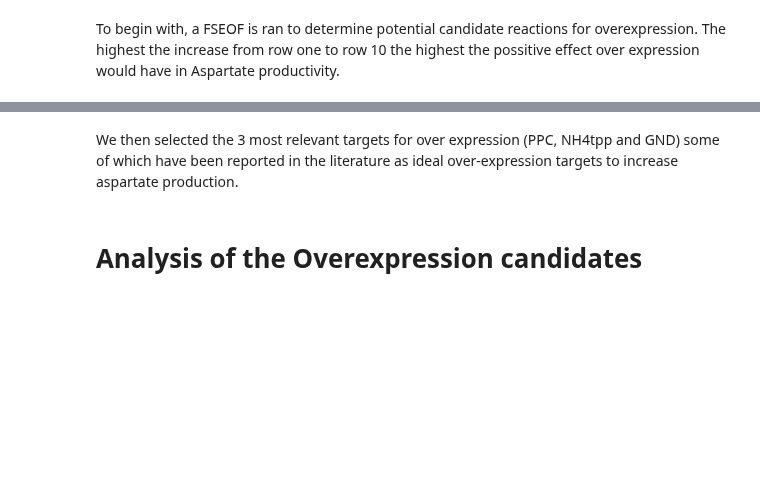
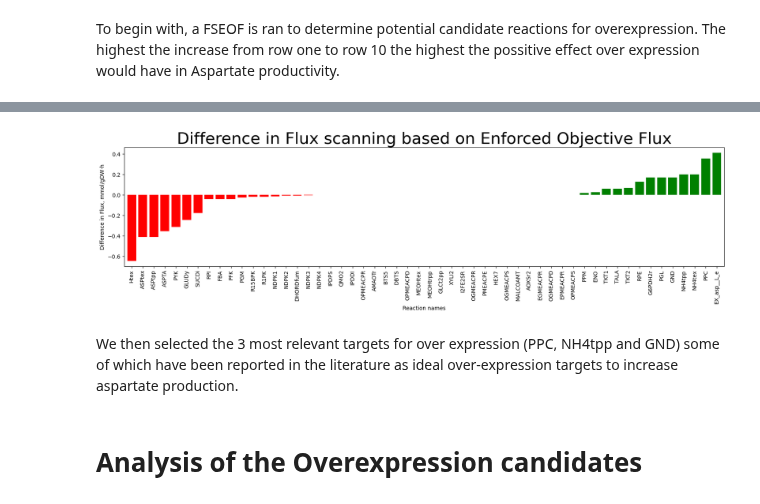
Before and after one commit to 27410/group-assingment-group-14, a Jupyter notebook: 4_Overexpression_targets.ipynb, the cells around one changed output, grey strips where cells are left out. Saved outputs shown, nothing was run; the diff lists cells and outputs as text; code cells hidden in the pictures; blank space fills up the shorter version.

Commit message:
FESOF_plot

```diff
--- a/4_Overexpression_targets.ipynb
+++ b/4_Overexpression_targets.ipynb
@@ -14,5 +12,7 @@ To begin with, a FSEOF is ran to determine potential candidate reactions for ove
 # %%
 from cameo.strain_design.deterministic.flux_variability_based import FSEOF
 fseof = FSEOF(model)
-fseof.run(target=model.reactions.EX_asp__L_e)
+result = fseof.run(target=model.reactions.EX_asp__L_e)
+df = result.data_frame
+print(df)
 # %% [output]
@@ -38,3 +36,29 @@ Reaction fluxes
+# %%
+import pandas as pd
+import numpy as np
+import matplotlib.pyplot as plt
+
+# Calculate the difference between the first and the last column
+df['Difference'] = df.iloc[:, 10] - df.iloc[:, 0]
+
+# Sort the DataFrame by the difference
+df = df.sort_values(by='Difference', ascending=True)
+
+def bar_color(df, color1, color2):
+    return np.where(df.values >= 0, color1, color2)
+
+fig, ax = plt.subplots(figsize=(20, 4))
+bars = ax.bar(df.index, df['Difference'], color=bar_color(df['Difference'], 'green', 'red'))
+
+ax.set_ylabel('Difference in Flux, mmol/gDW·h')
+ax.set_xlabel('Reaction names')
+ax.set_title('Difference in Flux scanning based on Enforced Objective Flux', size=30)
+
+ax.set_xticklabels(df.index, rotation=90, ha='center')
+ax.margins(x=0.005)
+plt.show()
+# %% [output]
+[figure, added]
 # %%
 from cobra.flux_analysis import flux_variability_analysis
 # %% [markdown]
```
Also changed, not shown: parts of 2 cells of this notebook, 1 other file.
